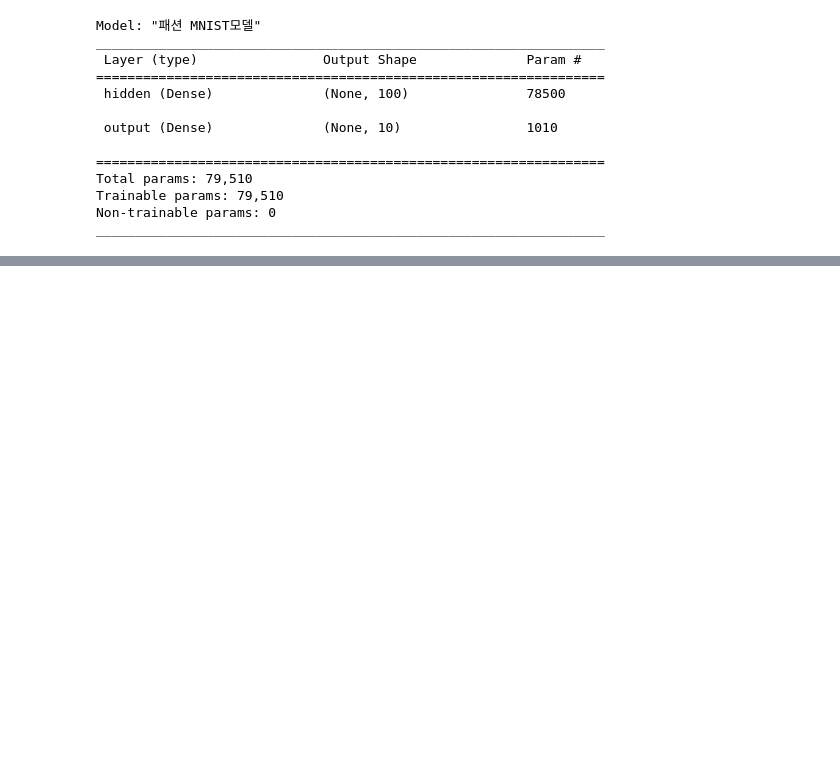
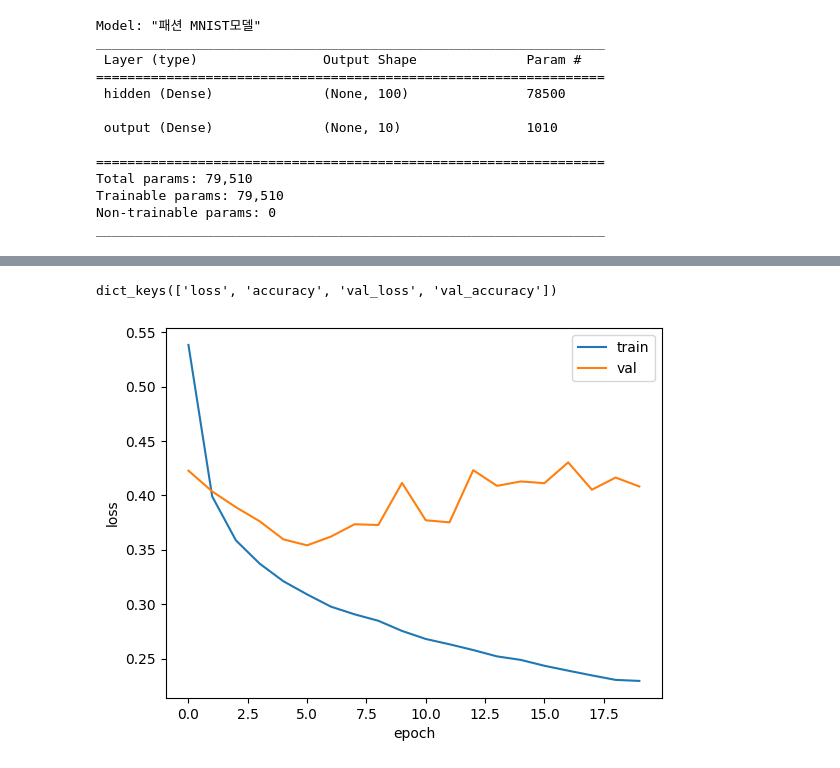
Before and after one commit to seph0916/seph-repo, a Jupyter notebook: 혼공머신7단원.ipynb, the cells around one changed output, grey strips where cells are left out. Cells and saved outputs as stored; diff of their text form; code cells hidden in the pictures; blank space fills up the shorter version.

```diff
--- a/혼공머신7단원.ipynb
+++ b/혼공머신7단원.ipynb
@@ -343,0 +433,20 @@ model.evaluate(val_scaled,val_target)
+# %%
+# 검증 손실.
+# 에포크에 따른 과대 과소적합을 파악하기 위해서 훈련데이터와 검증데이터에 대한 점수가 필요.
+# 손실을 사용한 과대/과소 적합 다루기
+# 검증손실 계산을 위한 케라스 모델 fit() method 에 검증데이터 전달 가능. -> validation_data 매개변수에 검증에 사용할 입력 타깃 튜플로 만들어 전달하기.
+model=model_fn()
+model.compile(loss='sparse_categorical_crossentropy',metrics='accuracy')
+history=model.fit(train_scaled,train_target,epochs=20,verbose=0,
+                  validation_data=(val_scaled,val_target))
+# %%
+print(history.history.keys())
+plt.plot(history.history['loss'])
+plt.plot(history.history['val_loss'])
+plt.xlabel('epoch')
+plt.ylabel('loss')
+plt.legend(['train','val'])
+plt.show()
+# %% [output]
+dict_keys(['loss', 'accuracy', 'val_loss', 'val_accuracy'])
+[figure, added]
```
Also changed, not shown: parts of 19 cells of this notebook.
